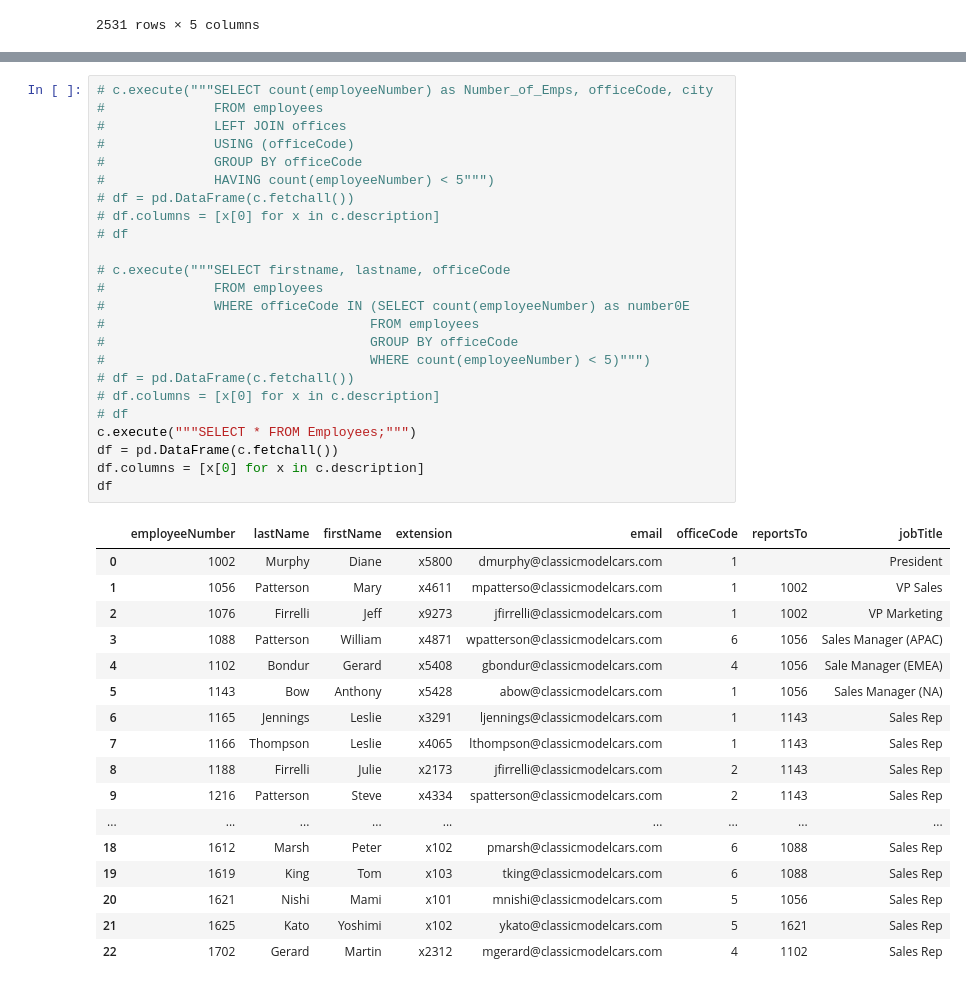
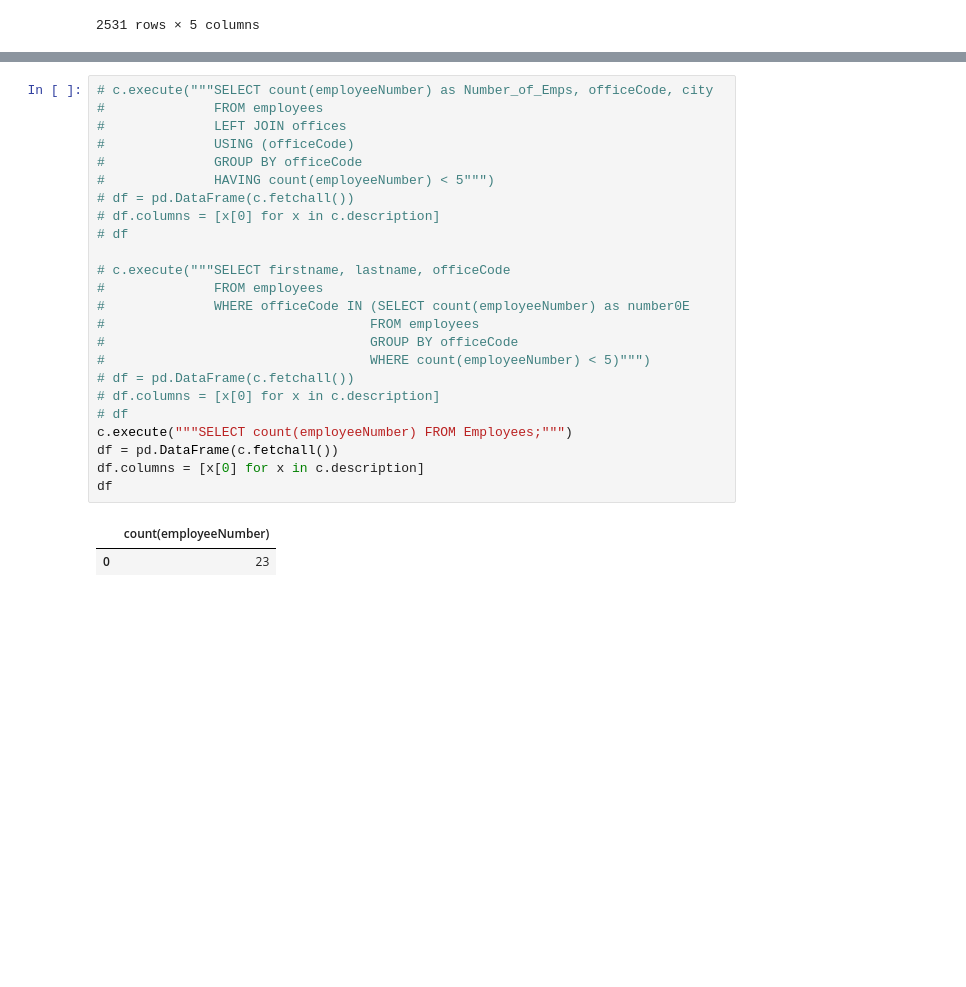
Before and after one commit to oqusous/dsc-more-practice-with-sql-queries-lab-nyc-ds-071519, a Jupyter notebook: index.ipynb, the cells around one changed output, grey strips where cells are left out. Saved outputs shown, nothing was run; the diff lists cells and outputs as text; blank space fills up the shorter version.

```diff
--- a/index.ipynb
+++ b/index.ipynb
@@ -220,45 +220,30 @@ Finally, get the first name, last name, employee number, and office code for emp
 # %%
 # c.execute("""SELECT count(employeeNumber) as Number_of_Emps, officeCode, city
 #              FROM employees
 #              LEFT JOIN offices
 #              USING (officeCode)
 #              GROUP BY officeCode
 #              HAVING count(employeeNumber) < 5""")
 # df = pd.DataFrame(c.fetchall())
 # df.columns = [x[0] for x in c.description]
 # df
 
 # c.execute("""SELECT firstname, lastname, officeCode
 #              FROM employees
 #              WHERE officeCode IN (SELECT count(employeeNumber) as number0E
 #                                  FROM employees
 #                                  GROUP BY officeCode
 #                                  WHERE count(employeeNumber) < 5)""")
 # df = pd.DataFrame(c.fetchall())
 # df.columns = [x[0] for x in c.description]
 # df
-c.execute("""SELECT * FROM Employees;""")
+c.execute("""SELECT count(employeeNumber) FROM Employees;""")
 df = pd.DataFrame(c.fetchall())
 df.columns = [x[0] for x in c.description]
 df
 # %% [output]
-|  | employeeNumber | lastName | firstName | extension | email | officeCode | reportsTo | jobTitle |
-| 0 | 1002 | Murphy | Diane | x5800 | dmurphy@classicmodelcars.com | 1 |  | President |
-| 1 | 1056 | Patterson | Mary | x4611 | mpatterso@classicmodelcars.com | 1 | 1002 | VP Sales |
-| 2 | 1076 | Firrelli | Jeff | x9273 | jfirrelli@classicmodelcars.com | 1 | 1002 | VP Marketing |
-| 3 | 1088 | Patterson | William | x4871 | wpatterson@classicmodelcars.com | 6 | 1056 | Sales Manager (APAC) |
-| 4 | 1102 | Bondur | Gerard | x5408 | gbondur@classicmodelcars.com | 4 | 1056 | Sale Manager (EMEA) |
-| 5 | 1143 | Bow | Anthony | x5428 | abow@classicmodelcars.com | 1 | 1056 | Sales Manager (NA) |
-| 6 | 1165 | Jennings | Leslie | x3291 | ljennings@classicmodelcars.com | 1 | 1143 | Sales Rep |
-| 7 | 1166 | Thompson | Leslie | x4065 | lthompson@classicmodelcars.com | 1 | 1143 | Sales Rep |
-| 8 | 1188 | Firrelli | Julie | x2173 | jfirrelli@classicmodelcars.com | 2 | 1143 | Sales Rep |
-| 9 | 1216 | Patterson | Steve | x4334 | spatterson@classicmodelcars.com | 2 | 1143 | Sales Rep |
-| ... | ... | ... | ... | ... | ... | ... | ... | ... |
-| 18 | 1612 | Marsh | Peter | x102 | pmarsh@classicmodelcars.com | 6 | 1088 | Sales Rep |
-| 19 | 1619 | King | Tom | x103 | tking@classicmodelcars.com | 6 | 1088 | Sales Rep |
-| 20 | 1621 | Nishi | Mami | x101 | mnishi@classicmodelcars.com | 5 | 1056 | Sales Rep |
-| 21 | 1625 | Kato | Yoshimi | x102 | ykato@classicmodelcars.com | 5 | 1621 | Sales Rep |
-| 22 | 1702 | Gerard | Martin | x2312 | mgerard@classicmodelcars.com | 4 | 1102 | Sales Rep |
+|  | count(employeeNumber) |
+| 0 | 23 |
 # %% [markdown]
 #### Expected Output
 
```
